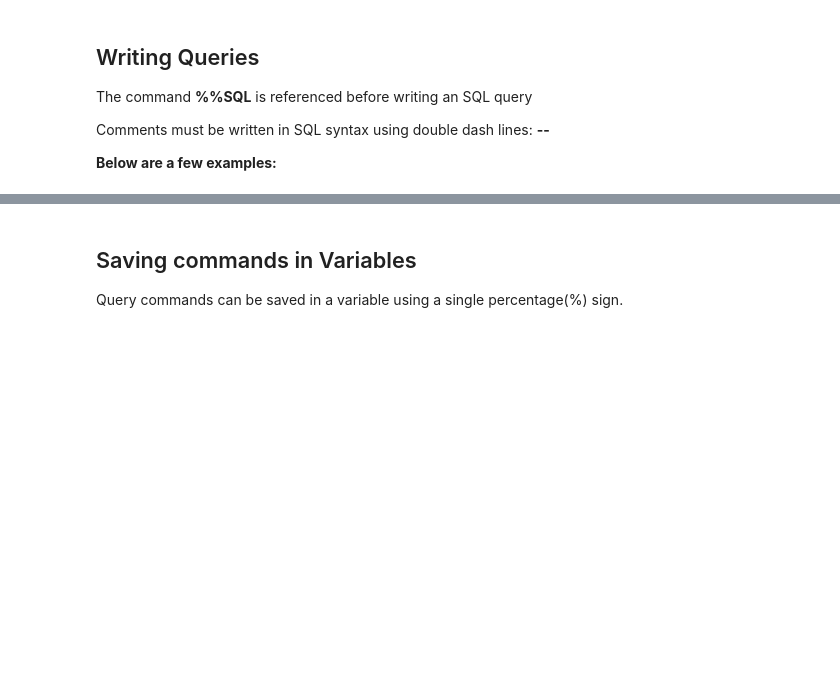
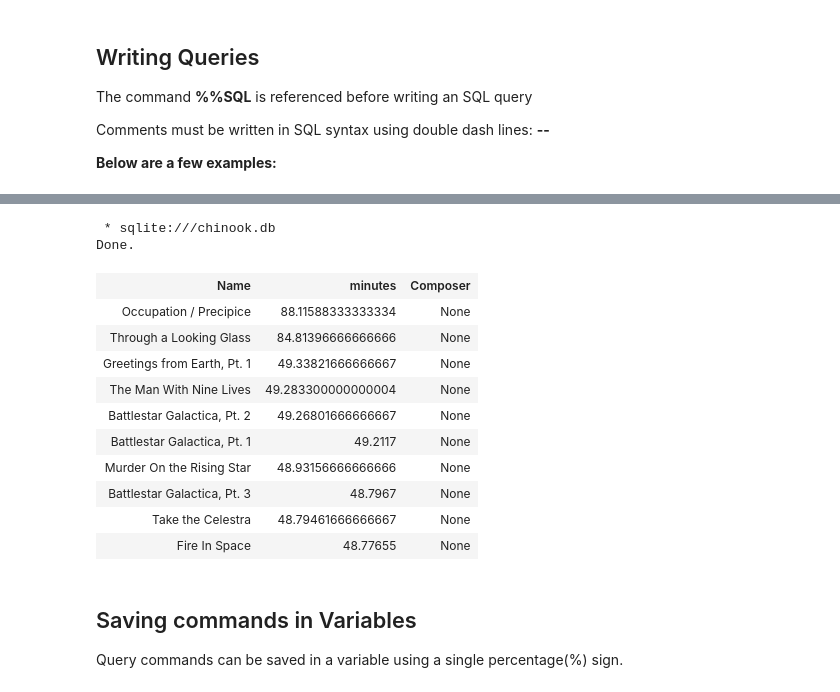
Before and after one commit to zakiayoubi/R11, a Jupyter notebook: Intro_to_SQL.ipynb, the cells around one changed output, grey strips where cells are left out. Saved outputs shown, nothing was run; the diff lists cells and outputs as text; code cells hidden in the pictures; blank space fills up the shorter version.

```diff
--- a/Intro_to_SQL.ipynb
+++ b/Intro_to_SQL.ipynb
@@ -40,10 +64,24 @@ SELECT Name FROM artists WHERE ArtistID BETWEEN 90 AND 100;
 # %%
 %%sql
 -- A query that returns 10 tracks with the longest playtime
 
-SELECT name, milliseconds, composer
+SELECT name, milliseconds/1000.0/60 AS minutes, composer
 FROM  tracks
 ORDER BY milliseconds DESC lIMIT 10
+# %% [output]
+ * sqlite:///chinook.db
+Done.
+| Name | minutes | Composer |
+| Occupation / Precipice | 88.11588333333334 | None |
+| Through a Looking Glass | 84.81396666666666 | None |
+| Greetings from Earth, Pt. 1 | 49.33821666666667 | None |
+| The Man With Nine Lives | 49.283300000000004 | None |
+| Battlestar Galactica, Pt. 2 | 49.26801666666667 | None |
+| Battlestar Galactica, Pt. 1 | 49.2117 | None |
+| Murder On the Rising Star | 48.93156666666666 | None |
+| Battlestar Galactica, Pt. 3 | 48.7967 | None |
+| Take the Celestra | 48.79461666666667 | None |
+| Fire In Space | 48.77655 | None |
 # %% [markdown]
 ## Saving commands in Variables
 Query commands can be saved in a variable using a single percentage(%) sign.
```
Also changed, not shown: parts of 10 cells of this notebook.
